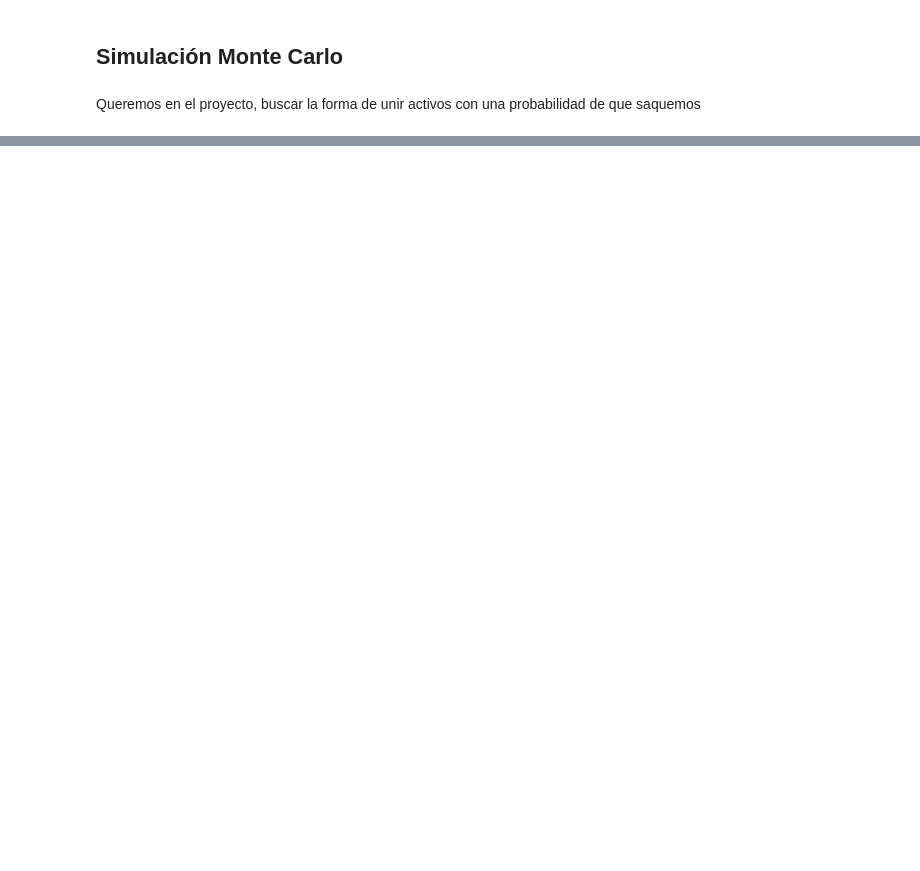
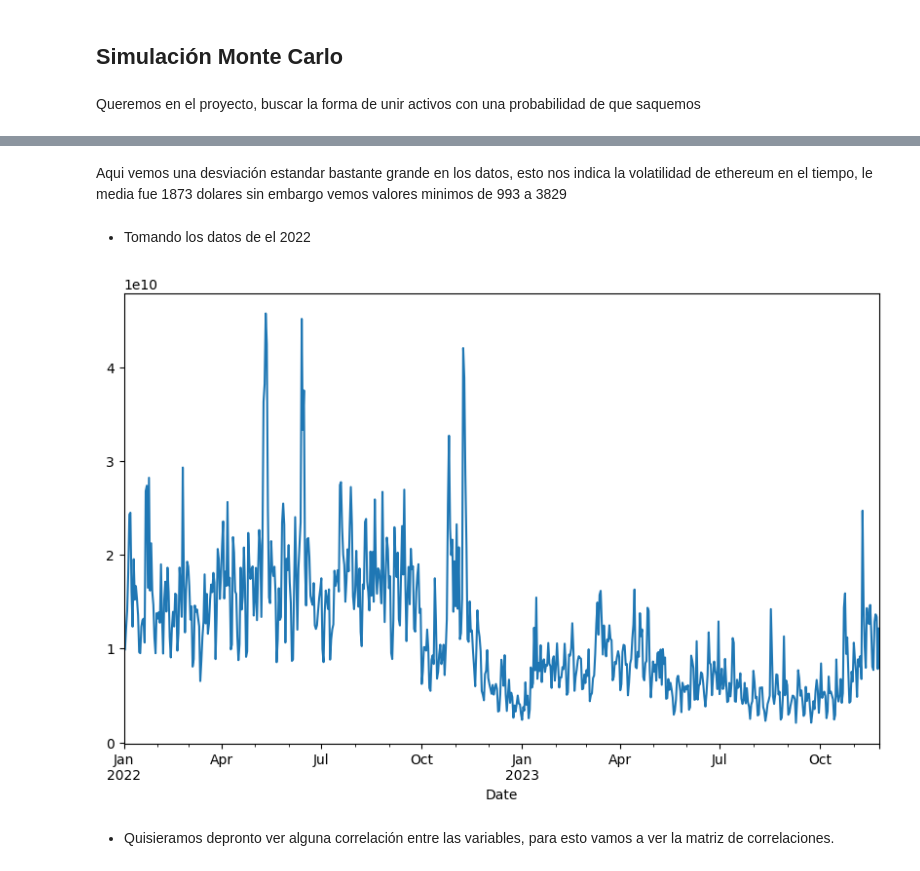
Before and after one commit to davidsmoreno/Analytics, a Jupyter notebook: Modelaje y Mejora De Procesos/Modulo Simulacion/Proyecto/Proyecto_Simulacion_MonteCarlo.ipynb, the cells around one changed output, grey strips where cells are left out. Cells and saved outputs as stored; diff of their text form; code cells hidden in the pictures; blank space fills up the shorter version.

```diff
--- a/Modelaje y Mejora De Procesos/Modulo Simulacion/Proyecto/Proyecto_Simulacion_MonteCarlo.ipynb
+++ b/Modelaje y Mejora De Procesos/Modulo Simulacion/Proyecto/Proyecto_Simulacion_MonteCarlo.ipynb
@@ -209,0 +76,10 @@ plt.show()
+# %% [markdown]
+Aqui vemos una desviación estandar bastante grande en los datos, esto nos indica la volatilidad de ethereum en el tiempo, le media fue 1873 dolares sin embargo vemos valores minimos de 993 a 3829
+# %% [markdown]
+- Tomando los datos de el 2022
+# %%
+volumen_activo.plot(figsize=(10,6));
+# %% [output]
+[figure, added]
+# %% [markdown]
+- Quisieramos depronto ver alguna correlación entre las variables, para esto vamos a ver la matriz de correlaciones.
```
Also changed, not shown: parts of 48 cells of this notebook, 6 other files.
